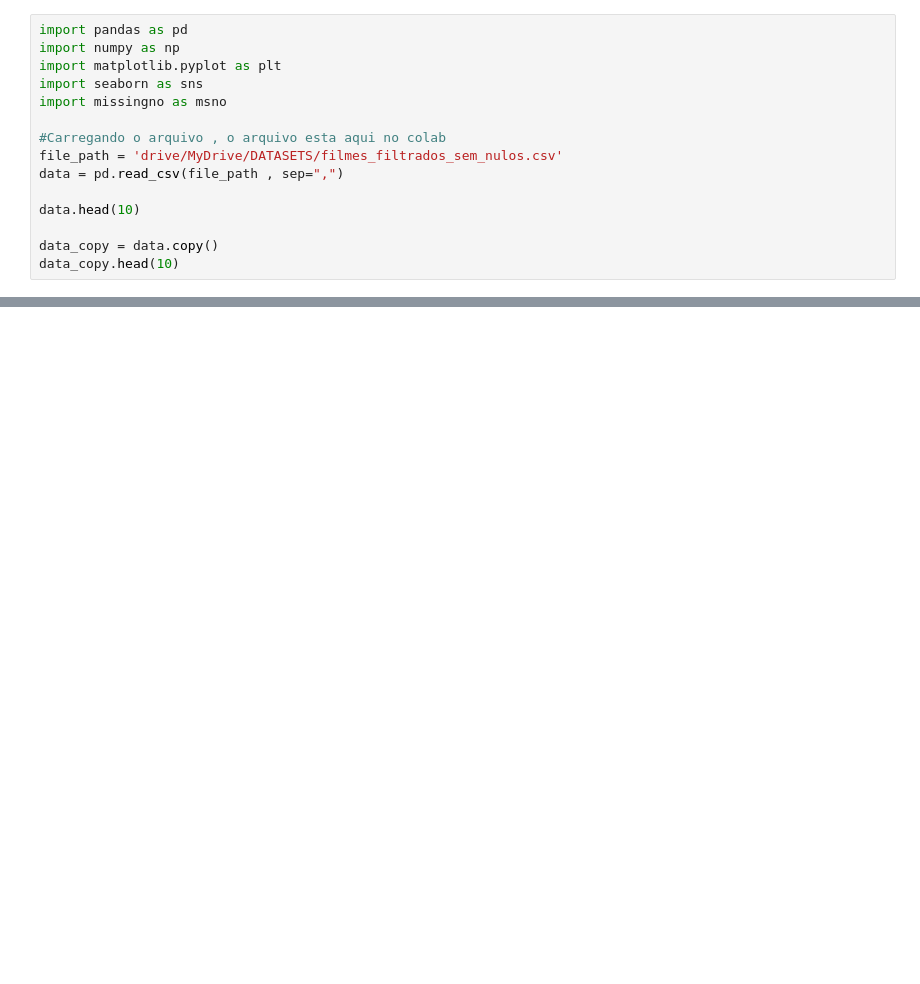
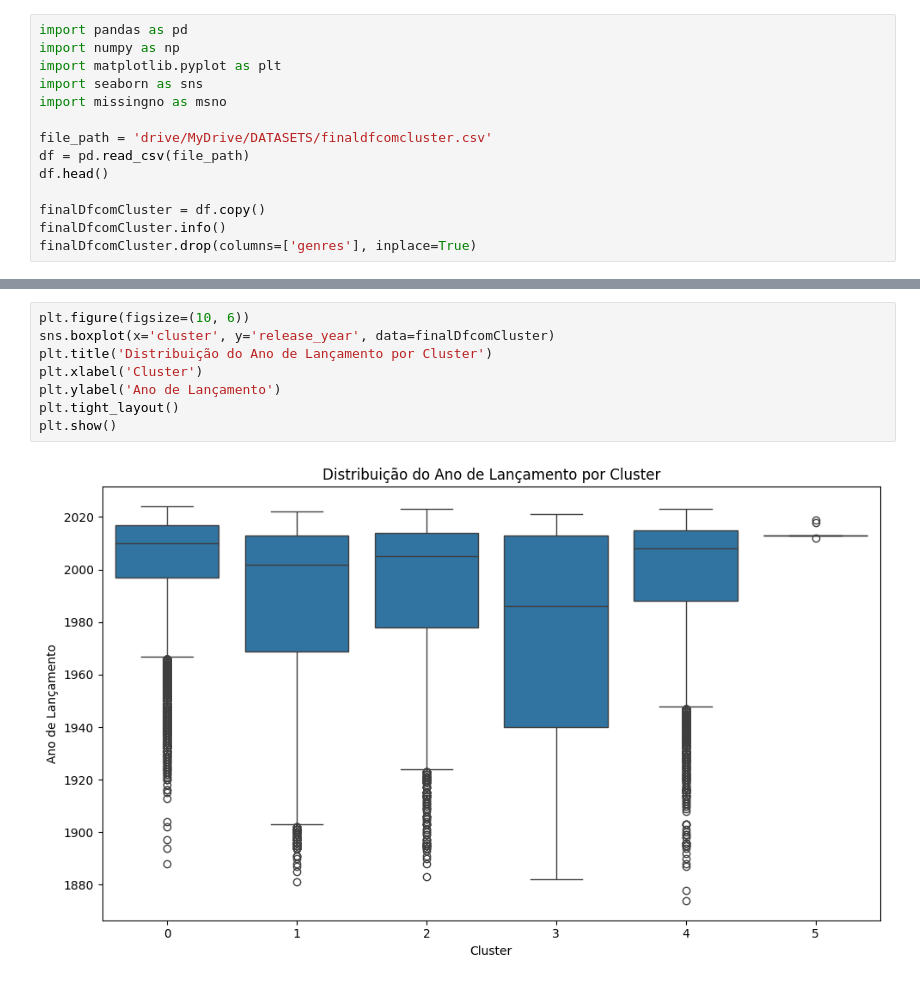
Before and after one commit to rodrigosantana24/projeto-pisi3, a Jupyter notebook: InterpretacaoModelos_victor.ipynb, the cells around one changed output, grey strips where cells are left out. Cells and saved outputs as stored; diff of their text form; blank space fills up the shorter version.

```diff
--- a/InterpretacaoModelos_victor.ipynb
+++ b/InterpretacaoModelos_victor.ipynb
@@ -5,12 +5,11 @@ import matplotlib.pyplot as plt
 import seaborn as sns
 import missingno as msno
 
-#Carregando o arquivo , o arquivo esta aqui no colab
-file_path = 'drive/MyDrive/DATASETS/filmes_filtrados_sem_nulos.csv'
-data = pd.read_csv(file_path , sep=",")
+file_path = 'drive/MyDrive/DATASETS/finaldfcomcluster.csv'
+df = pd.read_csv(file_path)
+df.head()
 
-data.head(10)
-
-data_copy = data.copy()
-data_copy.head(10)
+finalDfcomCluster = df.copy()
+finalDfcomCluster.info()
+finalDfcomCluster.drop(columns=['genres'], inplace=True)
 # %% [output]
@@ -28,2 +137,12 @@ data_copy.head(10)
+# %%
+plt.figure(figsize=(10, 6))
+sns.boxplot(x='cluster', y='release_year', data=finalDfcomCluster)
+plt.title('Distribuição do Ano de Lançamento por Cluster')
+plt.xlabel('Cluster')
+plt.ylabel('Ano de Lançamento')
+plt.tight_layout()
+plt.show()
+# %% [output]
+[figure, added]
 # %%
 # %% [output]
```
Also changed, not shown: parts of 10 cells of this notebook.
